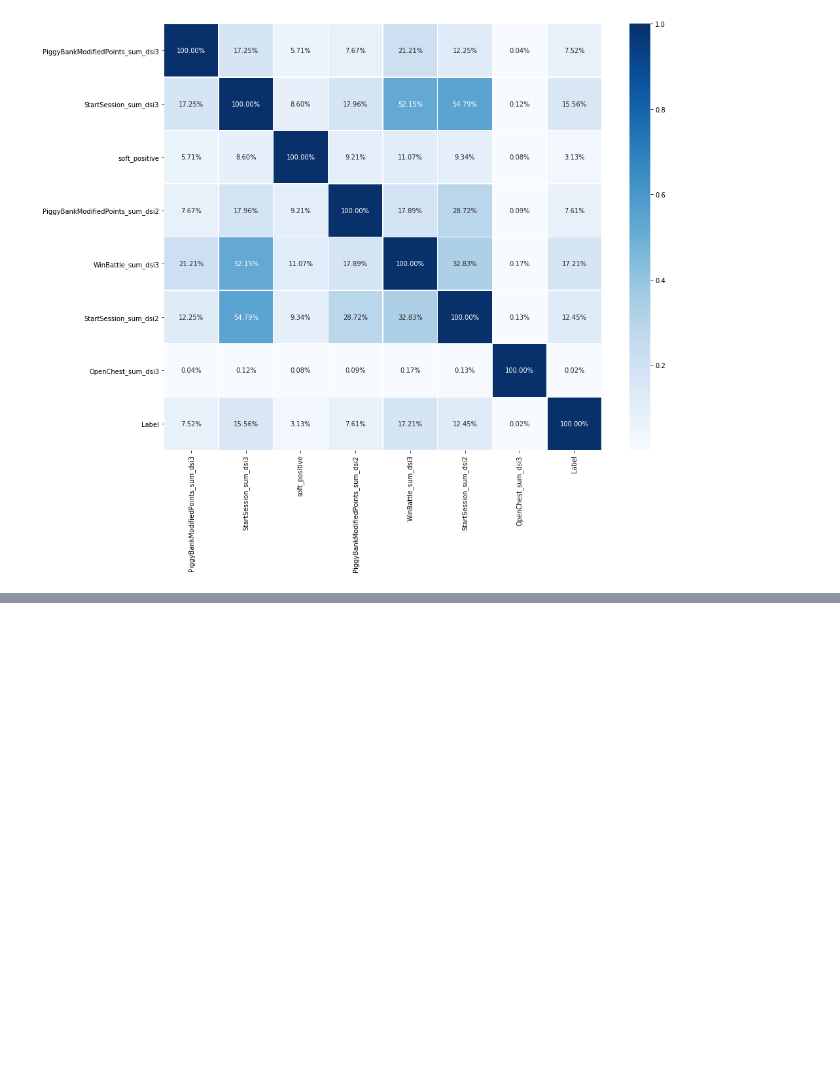
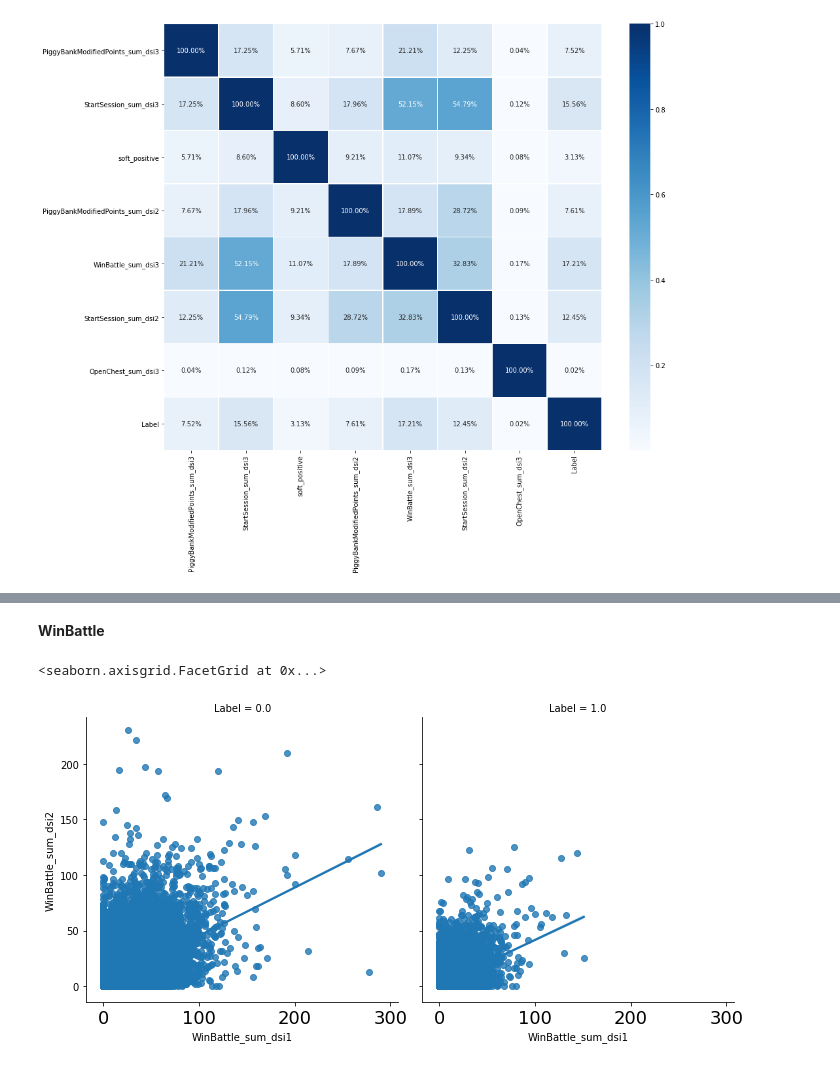
Before and after one commit to francomatiasferrari/md_MIM, a Jupyter notebook: analysis/EDA_GU.ipynb, the cells around one changed output, grey strips where cells are left out. Drawn from its saved outputs; the diff is of its cells as text; code cells hidden in the pictures; blank space fills up the shorter version.

```diff
--- a/analysis/EDA_GU.ipynb
+++ b/analysis/EDA_GU.ipynb
@@ -388,0 +593,8 @@ sns.heatmap(df_numerical.loc[:,var].corr().abs(), annot=True, linewidths=0.5, cm
+# %% [markdown]
+**WinBattle**
+# %%
+sns.lmplot(x="WinBattle_sum_dsi1", y="WinBattle_sum_dsi2", col="Label",
+           data=df, palette = "RdBu")
+# %% [output]
+<seaborn.axisgrid.FacetGrid at 0x...>
+[figure, added]
```
Also changed, not shown: parts of 32 cells of this notebook.
